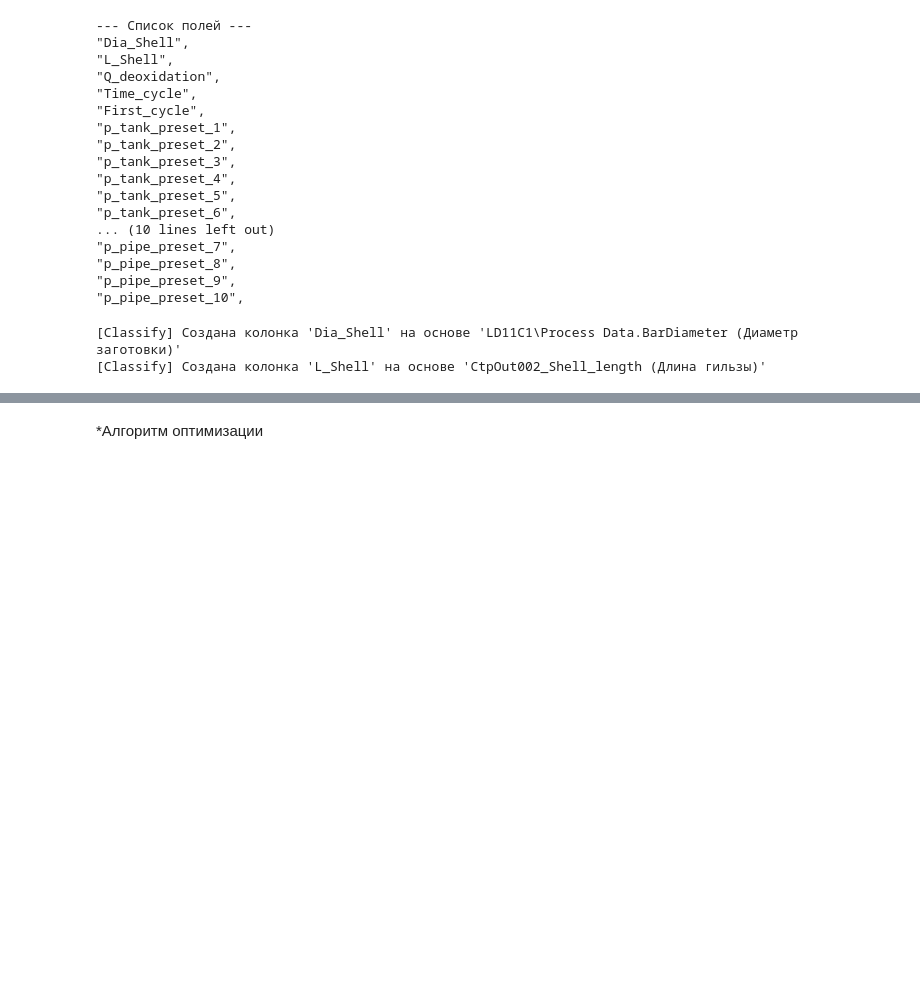
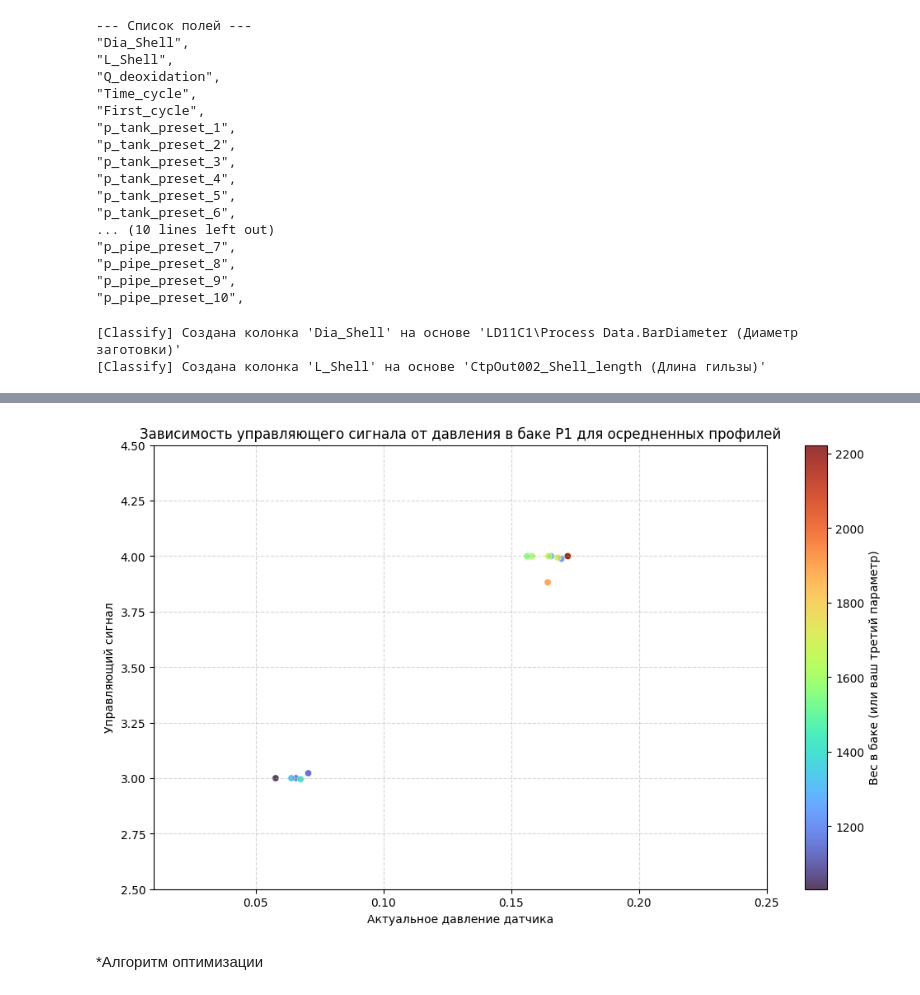
Before and after one commit to Chamipu/Deoxidation_analytical_model-, a Jupyter notebook: main_AnaliticModel.ipynb, the cells around one changed output, grey strips where cells are left out. Cells and saved outputs as stored; diff of their text form; code cells hidden in the pictures; blank space fills up the shorter version.

```diff
--- a/main_AnaliticModel.ipynb
+++ b/main_AnaliticModel.ipynb
@@ -30,11 +32,11 @@ from scripts import optimizator as opt
 [OK] gui
 ----------------------------------
 # %%
-# # Ячейка 3: Запуск обработки
-# df_logs, df_registry = idt.run_extraction(
-#     raw_dir=cnfg_p.RAW_DATA_DIR,
-#     logs_file=cnfg_p.LOGS_FILE,
-#     reg_file=cnfg_p.REGISTRY_FILE,
-#     settings=cnfg.EXTRACTION_SETTINGS,
-#     col_config=cnfg.COLUMNS_CONFIG
-# )
+# Ячейка 3: Запуск обработки
+df_logs, df_registry = idt.run_extraction(
+    raw_dir=cnfg_p.RAW_DATA_DIR,
+    logs_file=cnfg_p.LOGS_FILE,
+    reg_file=cnfg_p.REGISTRY_FILE,
+    settings=cnfg.EXTRACTION_SETTINGS,
+    col_config=cnfg.COLUMNS_CONFIG
+)
@@ -101,13 +170,13 @@ df_avg_logs = dm.apply_target_logic(
     df_avg_logs,
     df_avg_registry,
     df_reference_setpoint,
-    cnfg.CONFIG_GENETATE_TARGET_TANK
+    cnfg.CONFIG_GENERATE_TARGET_TANK
     )
 df_avg_logs = dm.apply_target_logic(
     df_avg_logs,
     df_avg_registry,
     df_reference_setpoint,
-    cnfg.CONFIG_GENETATE_TARGET_PIPE
+    cnfg.CONFIG_GENERATE_TARGET_PIPE
     )
 # dm.save_database(df_avg_logs, cnfg_p.LOGS_AVG_FILE)
 # dm.save_database(df_avg_registry, cnfg_p.REGISTRY_AVG_FILE)
@@ -137,3 +225,37 @@ dm.save_database(df_avg_registry, cnfg_p.REGISTRY_AVG_FILE)
+# %%
+plt.figure(figsize=(12, 7))
+
+# 1. Выберите третий параметр для раскраски точек (например, вес в баке)
+color_by = df_avg_registry["LD31W.Weigh P1 - вес в баке"]
+# color_by = df_avg_registry["duration"]
+
+# 2. Используем scatter вместо plot
+sc = plt.scatter(
+    df_avg_registry['IBA_DB\PT1009 Актуальное давление в баке P1 (бар)'],
+    df_avg_registry['LD31W.VALVE 1007 - клапан бака, бар'] * 10,
+    c=color_by,           # Параметр для раскраски
+    cmap='turbo',       # Цветовая карта (например: 'viridis', 'plasma', 'coolwarm', 'jet')
+    alpha=0.8,            # Небольшая прозрачность, чтобы видеть наложение точек
+    edgecolors='w',       # Белая тонкая обводка точек, чтобы они не сливались
+    linewidths=0.5
+)
+
+plt.xlabel('Актуальное давление датчика')
+plt.ylabel('Управляющий сигнал')
+plt.ylim(2.5, 4.5)
+plt.xlim(0.01, 0.25) # Подстройте по вашим данным
+# plt.xlim(0.1, 0.2) # Подстройте по вашим данным
+
+# 3. Добавляем цветовую шкалу справа, чтобы понимать, какому цвету какое значение соответствует
+cbar = plt.colorbar(sc)
+cbar.set_label('Вес в баке (или ваш третий параметр)') # Подпись к цветовой шкале
+
+plt.grid(True, linestyle='--', alpha=0.5)
+plt.title('Зависимость управляющего сигнала от давления в баке P1 для осредненных профилей')
+
+plt.show()
+# %% [output]
+[figure, added]
 # %% [markdown]
 *Алгоритм оптимизации
 # %%
```
Also changed, not shown: parts of 19 cells of this notebook, 18 other files.
